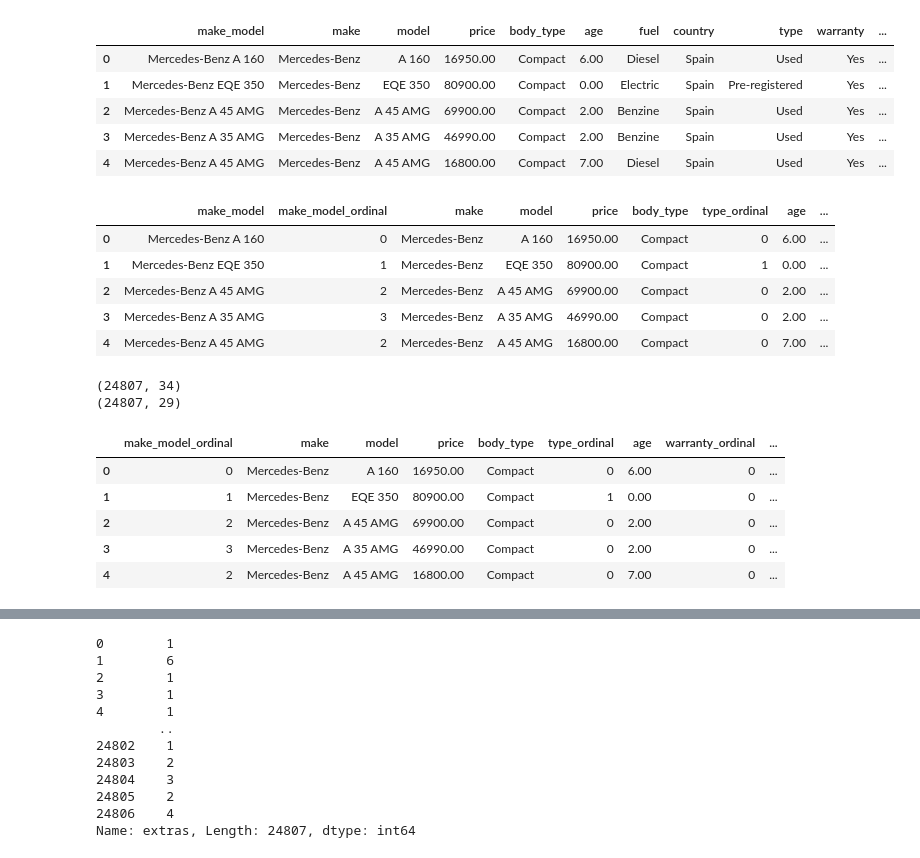
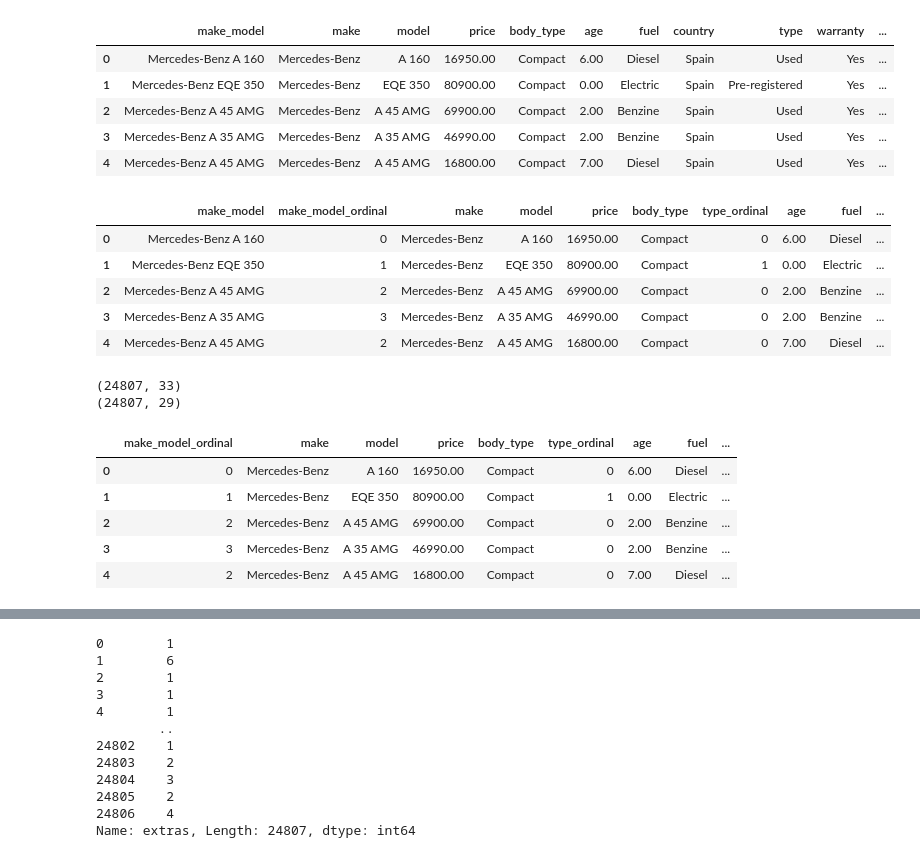
Before and after one commit to fermiyon/clarusway, a Jupyter notebook: autoscout/project_part_5_dummy.ipynb, the cells around one changed output, grey strips where cells are left out. Cells and saved outputs as stored; diff of their text form; code cells hidden in the pictures.

```diff
--- a/autoscout/project_part_5_dummy.ipynb
+++ b/autoscout/project_part_5_dummy.ipynb
@@ -24,7 +24,7 @@ pd.options.display.max_columns = 100
 pd.options.display.float_format = '{:.2f}'.format
 sns.set_style("whitegrid")
 # %%
-df = pd.read_csv('outliers_handled.csv', engine='pyarrow')
+df = pd.read_csv('3_outliers_handled.csv')
 # %%
 df.info()
 # %% [output]
@@ -106,7 +106,7 @@ dtype: int64
 # %%
 # Encoding all categorical variable (except for "make", "body_type", "fuel_type", seller", drivetrain", "extras", "full_service_history", "upholstery", "energy_efficiency_class", "comfort_convenience_package", "entertainment_media_package", "safety_security_package") in our DataFrame.
 
-df[["make_model_ordinal", "type_ordinal", "warranty_ordinal", "gearbox_ordinal",'country_ordinal']] = df[["make_model", "type", "warranty", "gearbox",'country']].apply(lambda x: pd.factorize(x)[0])
+df[["make_model_ordinal", "type_ordinal", "gearbox_ordinal",'country_ordinal']] = df[["make_model", "type", "gearbox",'country']].apply(lambda x: pd.factorize(x)[0])
 df.head()
 # %% [output]
 |  | make_model | make | model | price | body_type | age | fuel | country | type | warranty | ... |
@@ -118,41 +118,39 @@ df.head()
 # %%
 make_model_ordinal = df.pop("make_model_ordinal")
 type_ordinal = df.pop("type_ordinal")
-warranty_ordinal = df.pop("warranty_ordinal")
 gearbox_ordinal = df.pop("gearbox_ordinal")
 country_ordinal = df.pop("country_ordinal")
 
 # Let's insert the columns we have popp
 df.insert(1, 'make_model_ordinal', make_model_ordinal)
 df.insert(6, "type_ordinal", type_ordinal)
-df.insert( 8, "warranty_ordinal", warranty_ordinal)
 df.insert(11, "gearbox_ordinal", gearbox_ordinal)
 df.insert(13, "country_ordinal", country_ordinal)
 
 
 df.head()
 # %% [output]
-|  | make_model | make_model_ordinal | make | model | price | body_type | type_ordinal | age | ... |
-| 0 | Mercedes-Benz A 160 | 0 | Mercedes-Benz | A 160 | 16950.00 | Compact | 0 | 6.00 | ... |
-| 1 | Mercedes-Benz EQE 350 | 1 | Mercedes-Benz | EQE 350 | 80900.00 | Compact | 1 | 0.00 | ... |
-| 2 | Mercedes-Benz A 45 AMG | 2 | Mercedes-Benz | A 45 AMG | 69900.00 | Compact | 0 | 2.00 | ... |
-| 3 | Mercedes-Benz A 35 AMG | 3 | Mercedes-Benz | A 35 AMG | 46990.00 | Compact | 0 | 2.00 | ... |
-| 4 | Mercedes-Benz A 45 AMG | 2 | Mercedes-Benz | A 45 AMG | 16800.00 | Compact | 0 | 7.00 | ... |
+|  | make_model | make_model_ordinal | make | model | price | body_type | type_ordinal | age | fuel | ... |
+| 0 | Mercedes-Benz A 160 | 0 | Mercedes-Benz | A 160 | 16950.00 | Compact | 0 | 6.00 | Diesel | ... |
+| 1 | Mercedes-Benz EQE 350 | 1 | Mercedes-Benz | EQE 350 | 80900.00 | Compact | 1 | 0.00 | Electric | ... |
+| 2 | Mercedes-Benz A 45 AMG | 2 | Mercedes-Benz | A 45 AMG | 69900.00 | Compact | 0 | 2.00 | Benzine | ... |
+| 3 | Mercedes-Benz A 35 AMG | 3 | Mercedes-Benz | A 35 AMG | 46990.00 | Compact | 0 | 2.00 | Benzine | ... |
+| 4 | Mercedes-Benz A 45 AMG | 2 | Mercedes-Benz | A 45 AMG | 16800.00 | Compact | 0 | 7.00 | Diesel | ... |
 # %%
 print(df.shape)
-df.drop(["make_model", "type", "warranty", 'gearbox','country'], axis=1, inplace=True)
+df.drop(["make_model", "type", 'gearbox','country'], axis=1, inplace=True)
 print(df.shape)
 
 df.head()
 # %% [output]
-(24807, 34)
+(24807, 33)
 (24807, 29)
-|  | make_model_ordinal | make | model | price | body_type | type_ordinal | age | warranty_ordinal | ... |
-| 0 | 0 | Mercedes-Benz | A 160 | 16950.00 | Compact | 0 | 6.00 | 0 | ... |
-| 1 | 1 | Mercedes-Benz | EQE 350 | 80900.00 | Compact | 1 | 0.00 | 0 | ... |
-| 2 | 2 | Mercedes-Benz | A 45 AMG | 69900.00 | Compact | 0 | 2.00 | 0 | ... |
-| 3 | 3 | Mercedes-Benz | A 35 AMG | 46990.00 | Compact | 0 | 2.00 | 0 | ... |
-| 4 | 2 | Mercedes-Benz | A 45 AMG | 16800.00 | Compact | 0 | 7.00 | 0 | ... |
+|  | make_model_ordinal | make | model | price | body_type | type_ordinal | age | fuel | ... |
+| 0 | 0 | Mercedes-Benz | A 160 | 16950.00 | Compact | 0 | 6.00 | Diesel | ... |
+| 1 | 1 | Mercedes-Benz | EQE 350 | 80900.00 | Compact | 1 | 0.00 | Electric | ... |
+| 2 | 2 | Mercedes-Benz | A 45 AMG | 69900.00 | Compact | 0 | 2.00 | Benzine | ... |
+| 3 | 3 | Mercedes-Benz | A 35 AMG | 46990.00 | Compact | 0 | 2.00 | Benzine | ... |
+| 4 | 2 | Mercedes-Benz | A 45 AMG | 16800.00 | Compact | 0 | 7.00 | Diesel | ... |
 # %%
 df.dtypes
 # %% [output]
```
Also changed, not shown: parts of 12 cells of this notebook, 14 other files.
